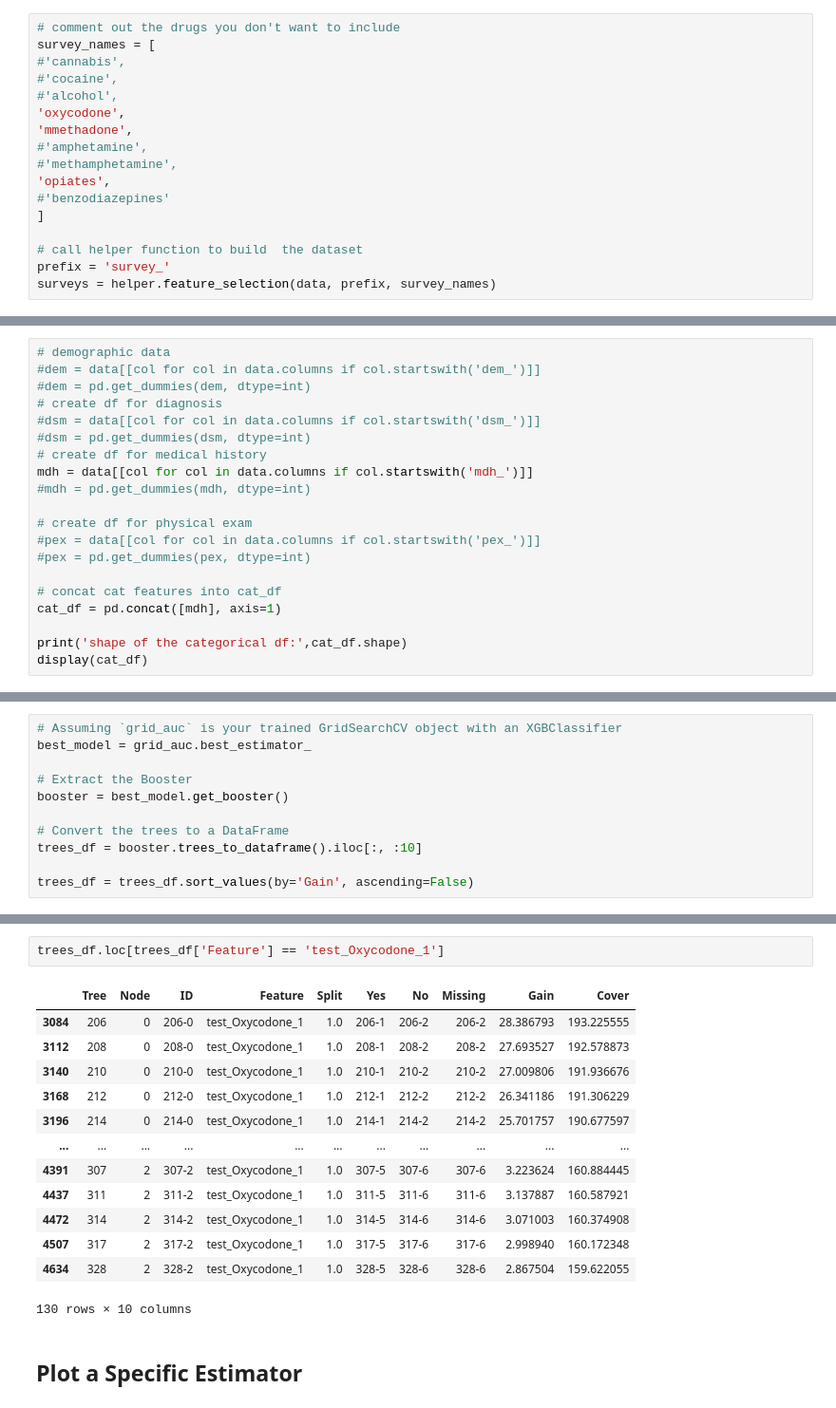
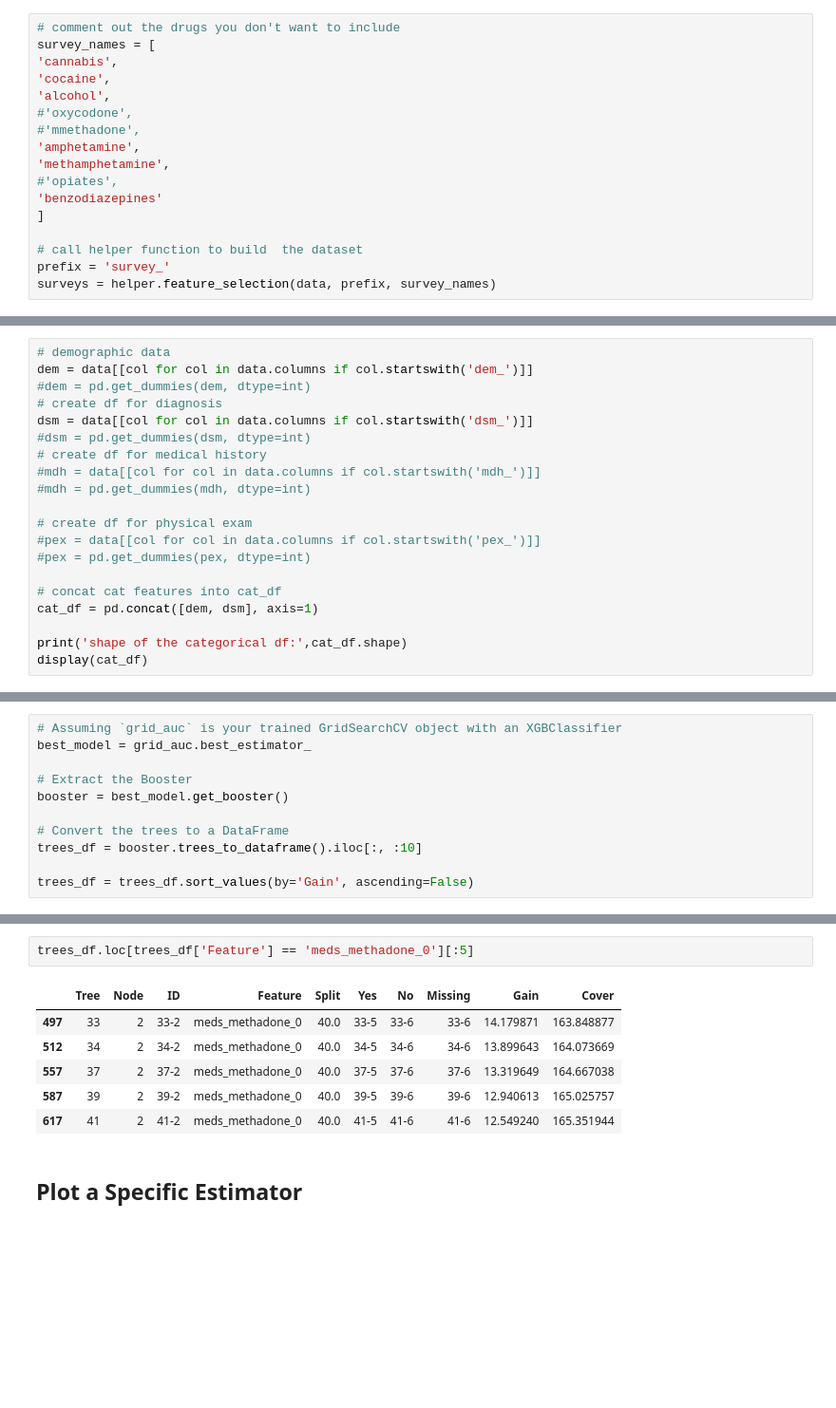
Before and after one commit to DanHerman212/precision_medicine, a Jupyter notebook: code/4_data_modeling.ipynb, the cells around one changed output, grey strips where cells are left out. Shown at 95% size. Cells and saved outputs as stored; diff of their text form; blank space fills up the shorter version.

```diff
--- a/code/4_data_modeling.ipynb
+++ b/code/4_data_modeling.ipynb
@@ -82,15 +82,15 @@ Shape of tests DataFrame: (1917, 20)
 # %%
 # comment out the drugs you don't want to include
 survey_names = [
-#'cannabis',
-#'cocaine',
-#'alcohol',
-'oxycodone',
-'mmethadone',
-#'amphetamine',
-#'methamphetamine',
-'opiates',
-#'benzodiazepines'
+'cannabis',
+'cocaine',
+'alcohol',
+#'oxycodone',
+#'mmethadone',
+'amphetamine',
+'methamphetamine',
+#'opiates',
+'benzodiazepines'
 ]
 
 # call helper function to build  the dataset
@@ -147,13 +147,13 @@ Shape of numeric dataframe (1917, 43)
 ## Review Categorical Data
 # %%
 # demographic data
-#dem = data[[col for col in data.columns if col.startswith('dem_')]]
+dem = data[[col for col in data.columns if col.startswith('dem_')]]
 #dem = pd.get_dummies(dem, dtype=int)
 # create df for diagnosis
-#dsm = data[[col for col in data.columns if col.startswith('dsm_')]]
+dsm = data[[col for col in data.columns if col.startswith('dsm_')]]
 #dsm = pd.get_dummies(dsm, dtype=int)
 # create df for medical history
-mdh = data[[col for col in data.columns if col.startswith('mdh_')]]
+#mdh = data[[col for col in data.columns if col.startswith('mdh_')]]
 #mdh = pd.get_dummies(mdh, dtype=int)
 
 # create df for physical exam
@@ -161,7 +161,7 @@ mdh = data[[col for col in data.columns if col.startswith('mdh_')]]
 #pex = pd.get_dummies(pex, dtype=int)
 
 # concat cat features into cat_df
-cat_df = pd.concat([mdh], axis=1)
+cat_df = pd.concat([dem, dsm], axis=1)
 
 print('shape of the categorical df:',cat_df.shape)
 display(cat_df)
@@ -473,19 +473,12 @@ trees_df
 # %%
-trees_df.loc[trees_df['Feature'] == 'test_Oxycodone_1']
+trees_df.loc[trees_df['Feature'] == 'meds_methadone_0'][:5]
 # %% [output]
 |  | Tree | Node | ID | Feature | Split | Yes | No | Missing | Gain | Cover |
-| 3084 | 206 | 0 | 206-0 | test_Oxycodone_1 | 1.0 | 206-1 | 206-2 | 206-2 | 28.386793 | 193.225555 |
-| 3112 | 208 | 0 | 208-0 | test_Oxycodone_1 | 1.0 | 208-1 | 208-2 | 208-2 | 27.693527 | 192.578873 |
-| 3140 | 210 | 0 | 210-0 | test_Oxycodone_1 | 1.0 | 210-1 | 210-2 | 210-2 | 27.009806 | 191.936676 |
-| 3168 | 212 | 0 | 212-0 | test_Oxycodone_1 | 1.0 | 212-1 | 212-2 | 212-2 | 26.341186 | 191.306229 |
-| 3196 | 214 | 0 | 214-0 | test_Oxycodone_1 | 1.0 | 214-1 | 214-2 | 214-2 | 25.701757 | 190.677597 |
-| ... | ... | ... | ... | ... | ... | ... | ... | ... | ... | ... |
-| 4391 | 307 | 2 | 307-2 | test_Oxycodone_1 | 1.0 | 307-5 | 307-6 | 307-6 | 3.223624 | 160.884445 |
-| 4437 | 311 | 2 | 311-2 | test_Oxycodone_1 | 1.0 | 311-5 | 311-6 | 311-6 | 3.137887 | 160.587921 |
-| 4472 | 314 | 2 | 314-2 | test_Oxycodone_1 | 1.0 | 314-5 | 314-6 | 314-6 | 3.071003 | 160.374908 |
-| 4507 | 317 | 2 | 317-2 | test_Oxycodone_1 | 1.0 | 317-5 | 317-6 | 317-6 | 2.998940 | 160.172348 |
-| 4634 | 328 | 2 | 328-2 | test_Oxycodone_1 | 1.0 | 328-5 | 328-6 | 328-6 | 2.867504 | 159.622055 |
+| 497 | 33 | 2 | 33-2 | meds_methadone_0 | 40.0 | 33-5 | 33-6 | 33-6 | 14.179871 | 163.848877 |
+| 512 | 34 | 2 | 34-2 | meds_methadone_0 | 40.0 | 34-5 | 34-6 | 34-6 | 13.899643 | 164.073669 |
+| 557 | 37 | 2 | 37-2 | meds_methadone_0 | 40.0 | 37-5 | 37-6 | 37-6 | 13.319649 | 164.667038 |
+| 587 | 39 | 2 | 39-2 | meds_methadone_0 | 40.0 | 39-5 | 39-6 | 39-6 | 12.940613 | 165.025757 |
+| 617 | 41 | 2 | 41-2 | meds_methadone_0 | 40.0 | 41-5 | 41-6 | 41-6 | 12.549240 | 165.351944 |
-130 rows × 10 columns
 # %% [markdown]
 ## Plot a Specific Estimator
 # %%
```
Also changed, not shown: parts of 21 cells of this notebook.
